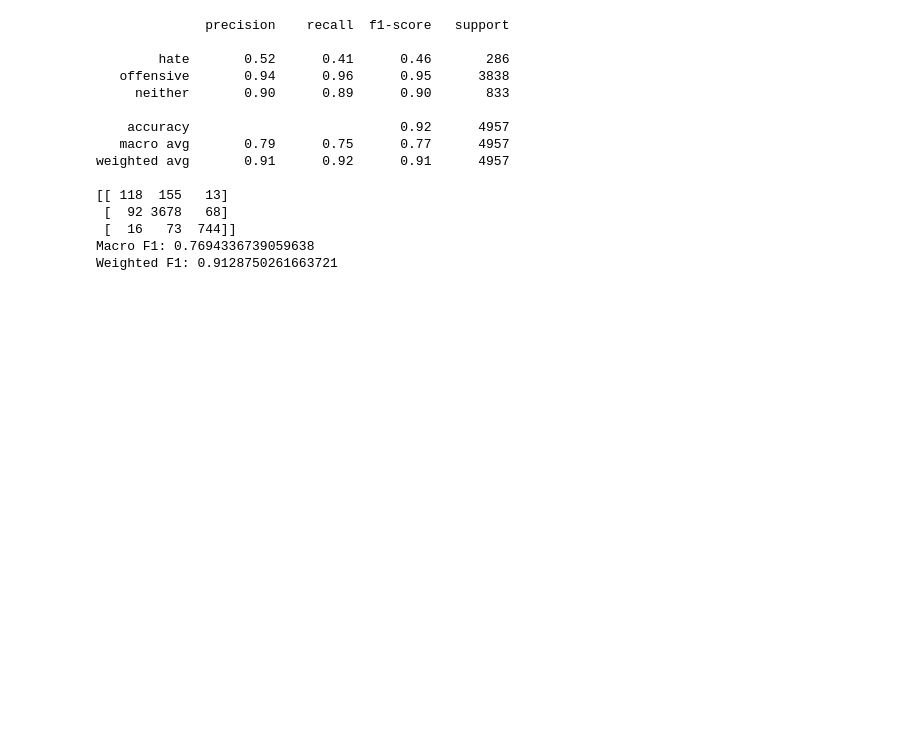
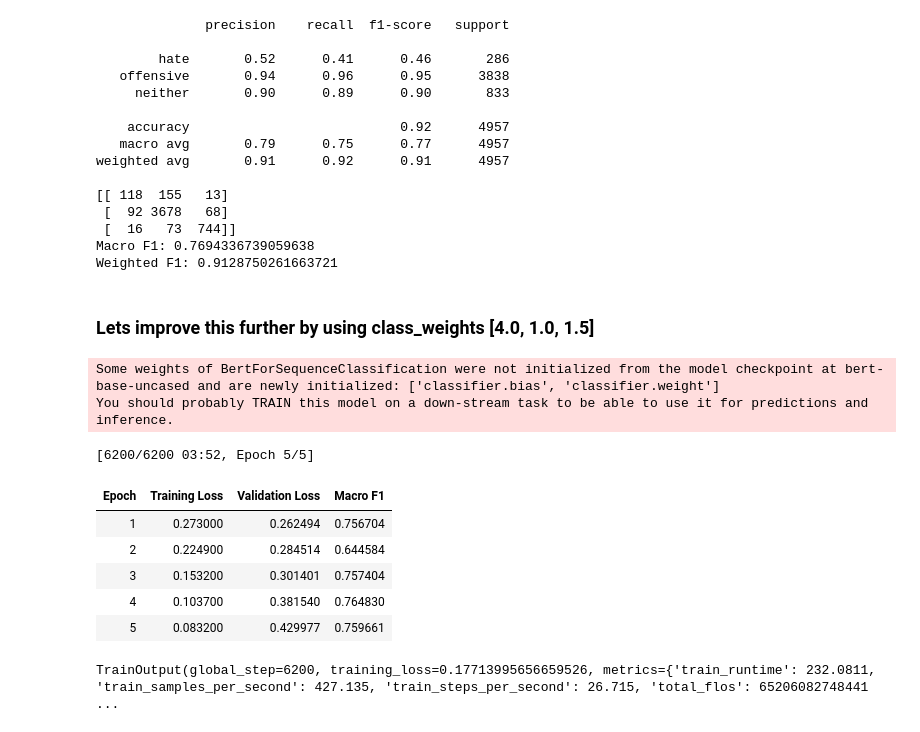
Before and after one commit to sachialgoexpert/ml, a Jupyter notebook: src/nlp/hate-speech-detection/hate-speech-detection.ipynb, the cells around one changed output. Cells and saved outputs as stored; diff of their text form; code cells hidden in the pictures; blank space fills up the shorter version.

```diff
--- a/src/nlp/hate-speech-detection/hate-speech-detection.ipynb
+++ b/src/nlp/hate-speech-detection/hate-speech-detection.ipynb
@@ -462,3 +483,56 @@ weighted avg       0.91      0.92      0.91      4957
  [  16   73  744]]
 Macro F1: 0.7694336739059638
 Weighted F1: 0.9128750261663721
+# %% [markdown]
+### Lets improve this further by using class_weights [4.0, 1.0, 1.5]
+# %%
+model = BertForSequenceClassification.from_pretrained(
+    'bert-base-uncased',
+    num_labels=3
+)
+class_weights = torch.tensor([4.0, 1.0, 1.5]).to('cuda')
+
+loss_fn = CrossEntropyLoss(weight=class_weights)
+model.loss_fn = loss_fn
+# %% [output]
+Some weights of BertForSequenceClassification were not initialized from the model checkpoint at bert-base-uncased and are newly initialized: ['classifier.bias', 'classifier.weight']
+You should probably TRAIN this model on a down-stream task to be able to use it for predictions and inference.
+# %%
+from transformers import TrainingArguments, Trainer
+
+training_args = TrainingArguments(
+    output_dir='/home/sachchida/gitrepo/ml/data/results',
+    eval_strategy='epoch',
+    save_strategy='epoch',
+
+    per_device_train_batch_size=16,
+    per_device_eval_batch_size=16,
+    num_train_epochs=5, ## increased epoch from 3->5
+
+    learning_rate=2e-5,
+    weight_decay=0.01,
+
+    logging_steps=100,
+    load_best_model_at_end=True,
+    metric_for_best_model='macro_f1',
+    greater_is_better=True
+)
+# %%
+trainer = Trainer(
+    model=model,
+    args=training_args,
+    train_dataset=tokenized_dataset['train'],
+    eval_dataset=tokenized_dataset['test'],
+    compute_metrics=compute_metrics
+)
+
+trainer.train()
+# %% [output]
+[6200/6200 03:52, Epoch 5/5]
+| Epoch | Training Loss | Validation Loss | Macro F1 |
+| 1 | 0.273000 | 0.262494 | 0.756704 |
+| 2 | 0.224900 | 0.284514 | 0.644584 |
+| 3 | 0.153200 | 0.301401 | 0.757404 |
+| 4 | 0.103700 | 0.381540 | 0.764830 |
+| 5 | 0.083200 | 0.429977 | 0.759661 |
+TrainOutput(global_step=6200, training_loss=0.17713995656659526, metrics={'train_runtime': 232.0811, 'train_samples_per_second': 427.135, 'train_steps_per_second': 26.715, 'total_flos': 65206082748441 ...
```
Also changed, not shown: parts of 4 cells of this notebook.
